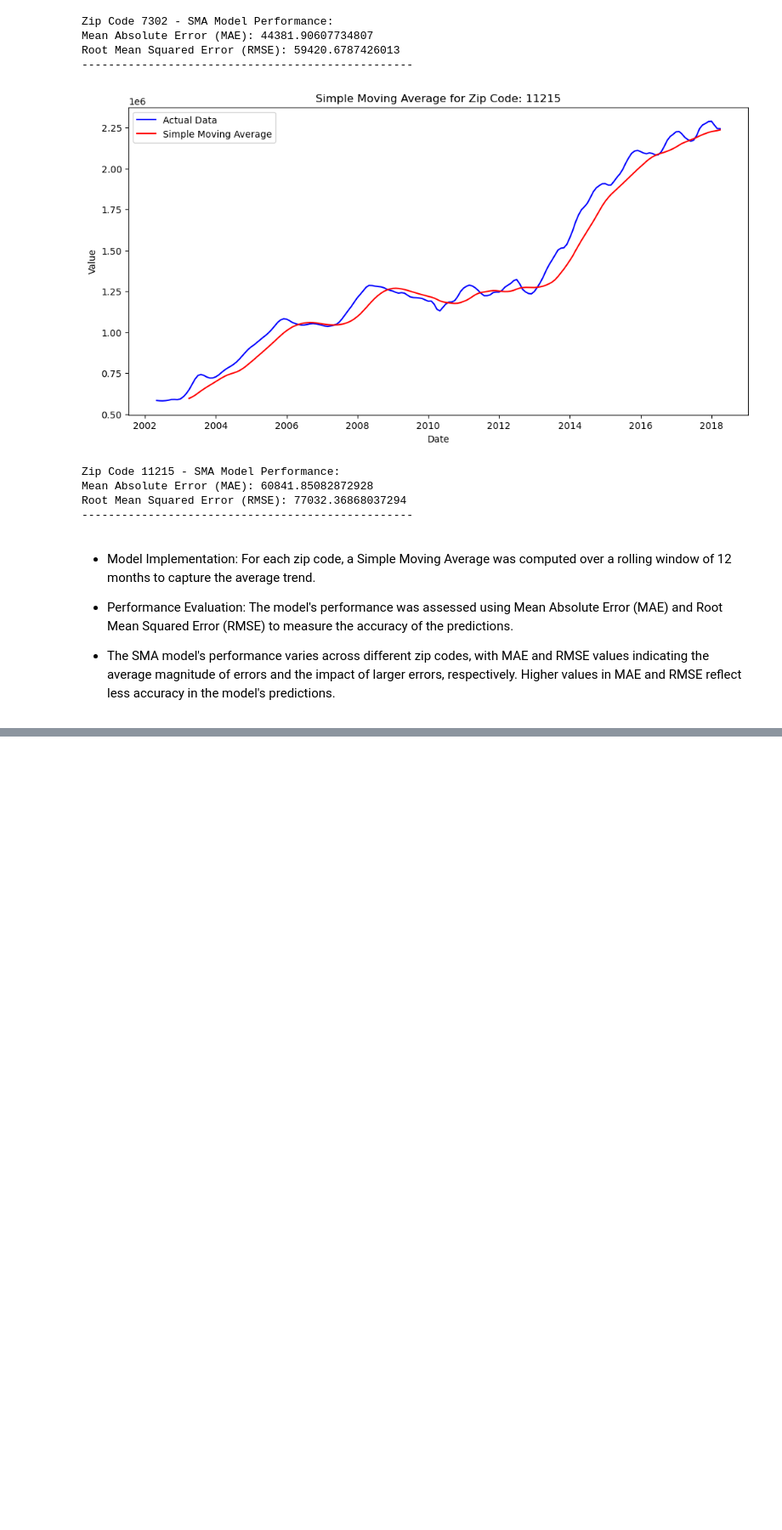
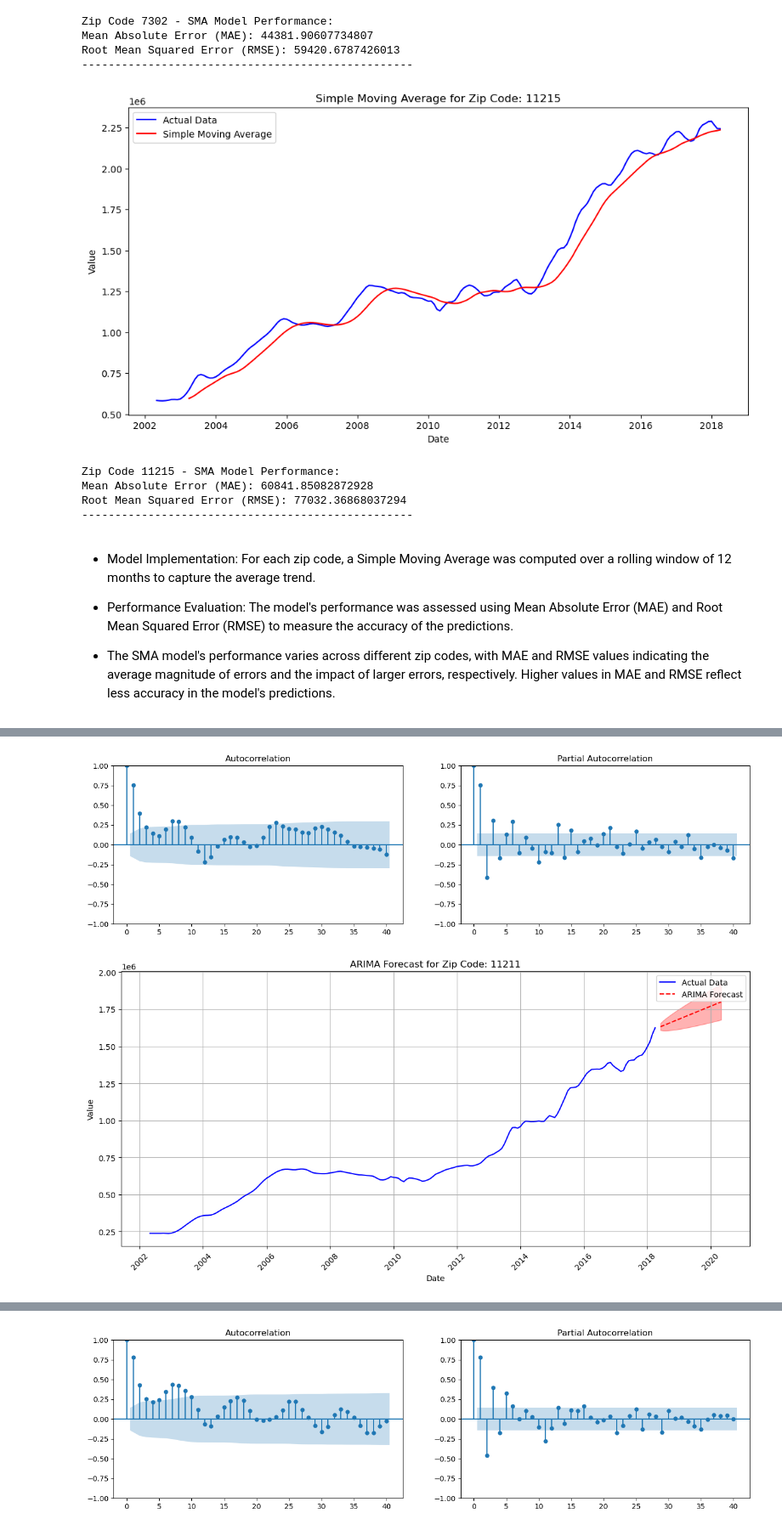
Before and after one commit to PaulMuniu/Phase-4-Group-Project, a Jupyter notebook: Student.ipynb, the cells around one changed output, grey strips where cells are left out. Shown at 85% size. Drawn from its saved outputs; the diff is of its cells as text; code cells hidden in the pictures; blank space fills up the shorter version.

Commit message:
ARIMA_Modeling

```diff
--- a/Student.ipynb
+++ b/Student.ipynb
@@ -1080,0 +1083,79 @@ Root Mean Squared Error (RMSE): 77032.36868037294
+# %%
+# Define a function to fit ARIMA model and evaluate performance
+def fit_arima_model(df, p, d, q):
+    # Fit the ARIMA model
+    arima_model = sm.tsa.ARIMA(df['Value'], order=(p, d, q))
+    arima_result = arima_model.fit()
+
+    # Forecasting
+    n_forecast = 24  # 2 years
+    forecast = arima_result.get_forecast(steps=n_forecast)
+    forecast_index = pd.date_range(start=df.index[-1] + pd.DateOffset(months=1), periods=n_forecast, freq='M')
+    forecast_values = forecast.predicted_mean
+    conf_int = forecast.conf_int()  # Get confidence intervals
+
+    # Calculate errors
+    y_true = df['Value'].dropna()
+    y_pred = arima_result.fittedvalues
+    mae = mean_absolute_error(y_true, y_pred)
+    rmse = mean_squared_error(y_true, y_pred, squared=False)
+
+    return arima_result, forecast_index, forecast_values, conf_int, mae, rmse
+
+# Loop through each DataFrame and apply ARIMA model
+for i, df in enumerate(df_ts):
+    zip_code = zipcodes[i]
+
+    # Perform ADF test to check for stationarity
+    p_value = adf_test(df['Value'])
+
+    # If the p-value is high, we need to difference the data
+    if p_value > 0.05:
+        df['Value_diff'] = df['Value'].diff().diff().dropna()
+        p_value = adf_test(df['Value_diff'])
+        d = 2
+    else:
+        d = 0
+
+    # Plot ACF and PACF to identify AR and MA terms
+    if d == 1:
+        fig, axes = plt.subplots(1, 2, figsize=(16, 4))
+        plot_acf(df['Value_diff'].dropna(), lags=40, ax=axes[0])
+        plot_pacf(df['Value_diff'].dropna(), lags=40, ax=axes[1])
+        plt.show()
+    else:
+        fig, axes = plt.subplots(1, 2, figsize=(16, 4))
+        plot_acf(df['Value'].dropna(), lags=40, ax=axes[0])
+        plot_pacf(df['Value'].dropna(), lags=40, ax=axes[1])
+        plt.show()
+
+    # Set AR and MA terms based on plots or domain knowledge
+    p, d, q = 1, d, 1  # Example values; adjust based on ACF/PACF plots
+
+    # Fit ARIMA model and get performance metrics
+    arima_result, forecast_index, forecast_values, conf_int, mae, rmse = fit_arima_model(df, p, d, q)
+
+    # Plot actual vs forecast
+    plt.figure(figsize=(8, 6))
+    plt.plot(df.index, df['Value'], label='Actual Data', color='blue')
+    plt.plot(forecast_index, forecast_values, label='ARIMA Forecast', color='red', linestyle='--')
+
+    # Plot confidence intervals
+    plt.fill_between(forecast_index, conf_int.iloc[:, 0], conf_int.iloc[:, 1], color='red', alpha=0.3)
+
+    plt.title(f'ARIMA Forecast for Zip Code: {zip_code}')
+    plt.xlabel('Date')
+    plt.ylabel('Value')
+    plt.legend()
+    plt.grid(True)
+    plt.xticks(rotation=45)
+    plt.tight_layout()
+    plt.show();
+
+    print(f'Zip Code {zip_code} - ARIMA Model Performance:')
+    print(f'Mean Absolute Error (MAE): {mae}')
+    print(f'Root Mean Squared Error (RMSE): {rmse}')
+    print('--------------------------------------------------')
+# %% [output]
+[figure, added]
+[figure, added]
@@ -1080,0 +1166 @@ Root Mean Squared Error (RMSE): 77032.36868037294
+[figure, added]
```
Also changed, not shown: parts of 5 cells of this notebook.
